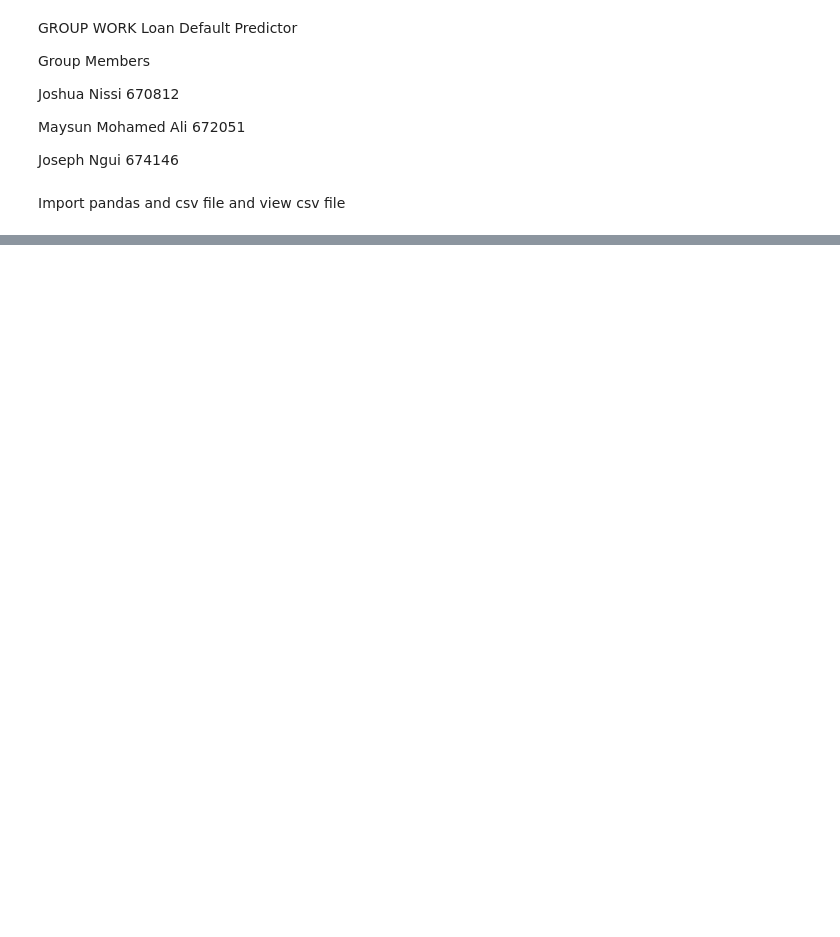
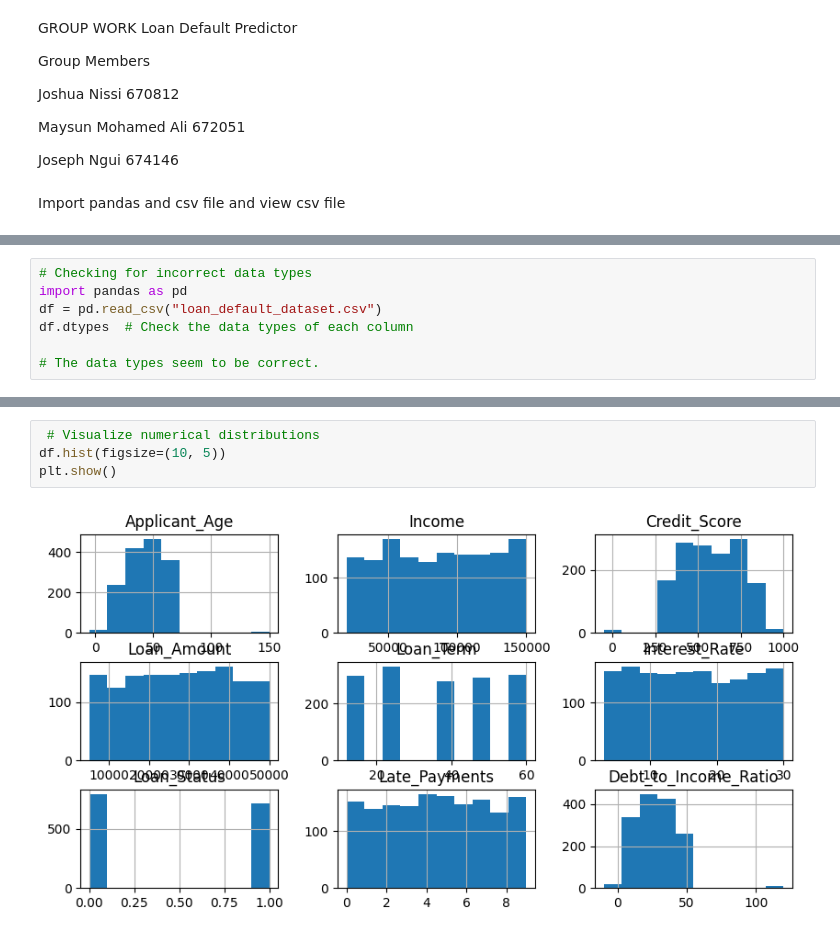
Before and after one commit to Jashin254/LD_GROUP_W, a Jupyter notebook: LDP_Group_Work.ipynb, the cells around one changed output, grey strips where cells are left out. Saved outputs shown, nothing was run; the diff lists cells and outputs as text; blank space fills up the shorter version.

```diff
--- a/LDP_Group_Work.ipynb
+++ b/LDP_Group_Work.ipynb
@@ -46,0 +107,7 @@ df
+# %%
+# Checking for incorrect data types
+import pandas as pd
+df = pd.read_csv("loan_default_dataset.csv")
+df.dtypes  # Check the data types of each column
+
+# The data types seem to be correct.
@@ -46,0 +127,6 @@ df
+# %%
+ # Visualize numerical distributions
+df.hist(figsize=(10, 5))
+plt.show()
+# %% [output]
+[figure, added]
```
Also changed, not shown: parts of 10 cells of this notebook.
